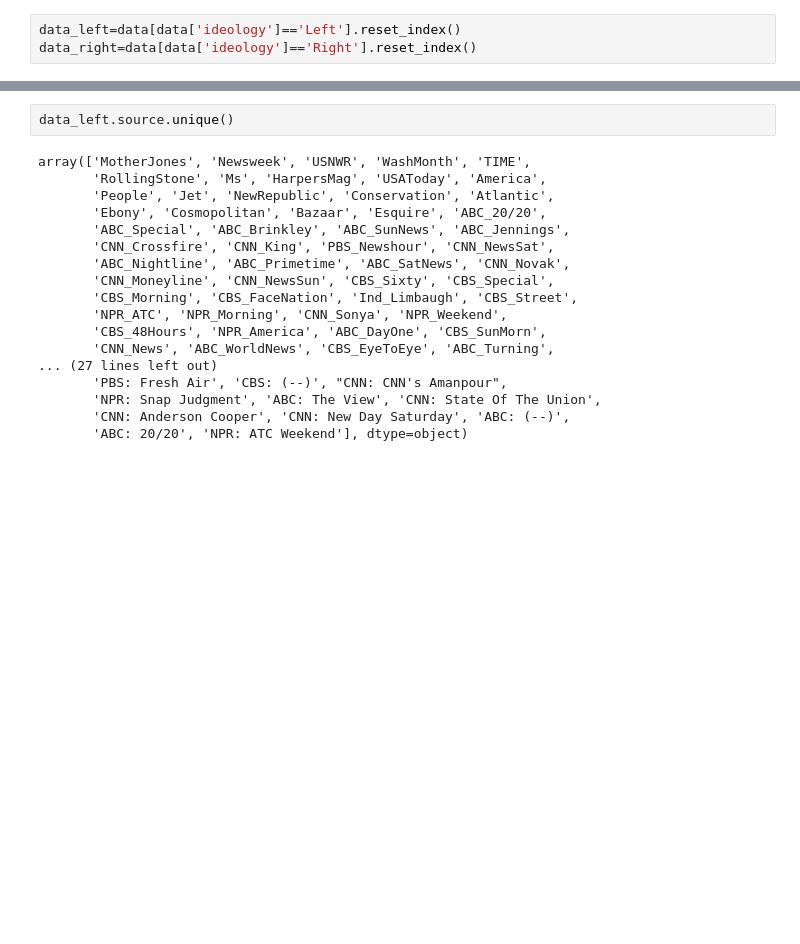
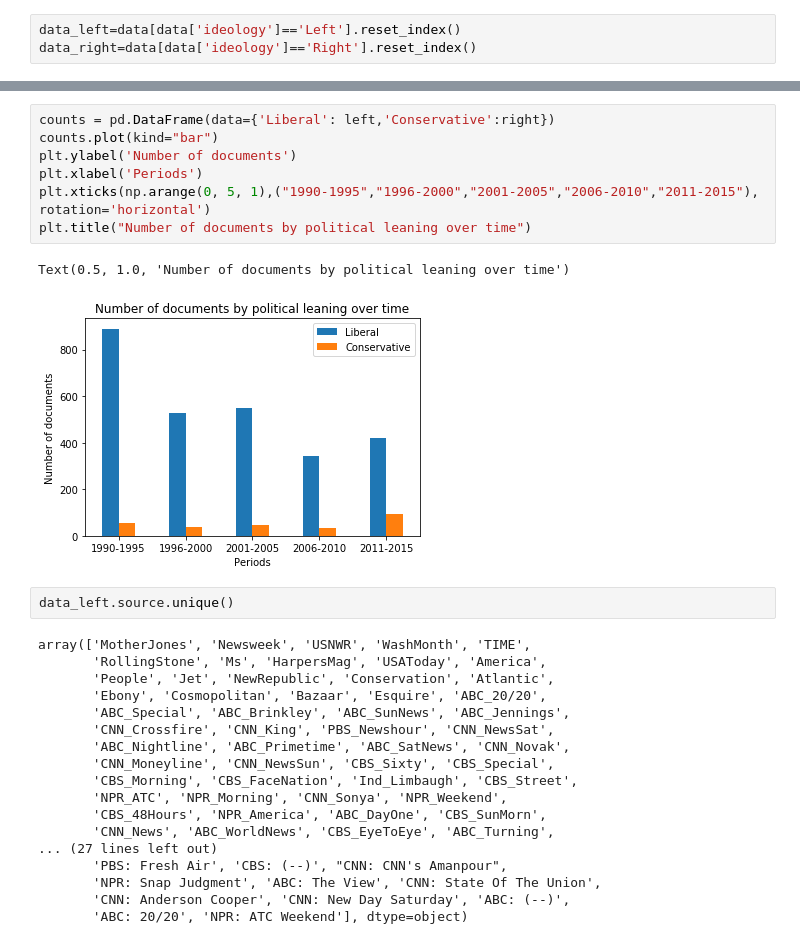
Before and after one commit to rachel-ker/refugeediscourse, a Jupyter notebook: final_data_analysis.ipynb, the cells around one changed output, grey strips where cells are left out. Cells and saved outputs as stored; diff of their text form; blank space fills up the shorter version.

```diff
--- a/final_data_analysis.ipynb
+++ b/final_data_analysis.ipynb
@@ -366,3 +380,13 @@ data_right=data[data['ideology']=='Right'].reset_index()
+# %%
+counts = pd.DataFrame(data={'Liberal': left,'Conservative':right})
+counts.plot(kind="bar")
+plt.ylabel('Number of documents')
+plt.xlabel('Periods')
+plt.xticks(np.arange(0, 5, 1),("1990-1995","1996-2000","2001-2005","2006-2010","2011-2015"), rotation='horizontal')
+plt.title("Number of documents by political leaning over time")
+# %% [output]
+Text(0.5, 1.0, 'Number of documents by political leaning over time')
+[figure, added]
 # %%
 data_left.source.unique()
 # %% [output]
```
Also changed, not shown: parts of 22 cells of this notebook.
